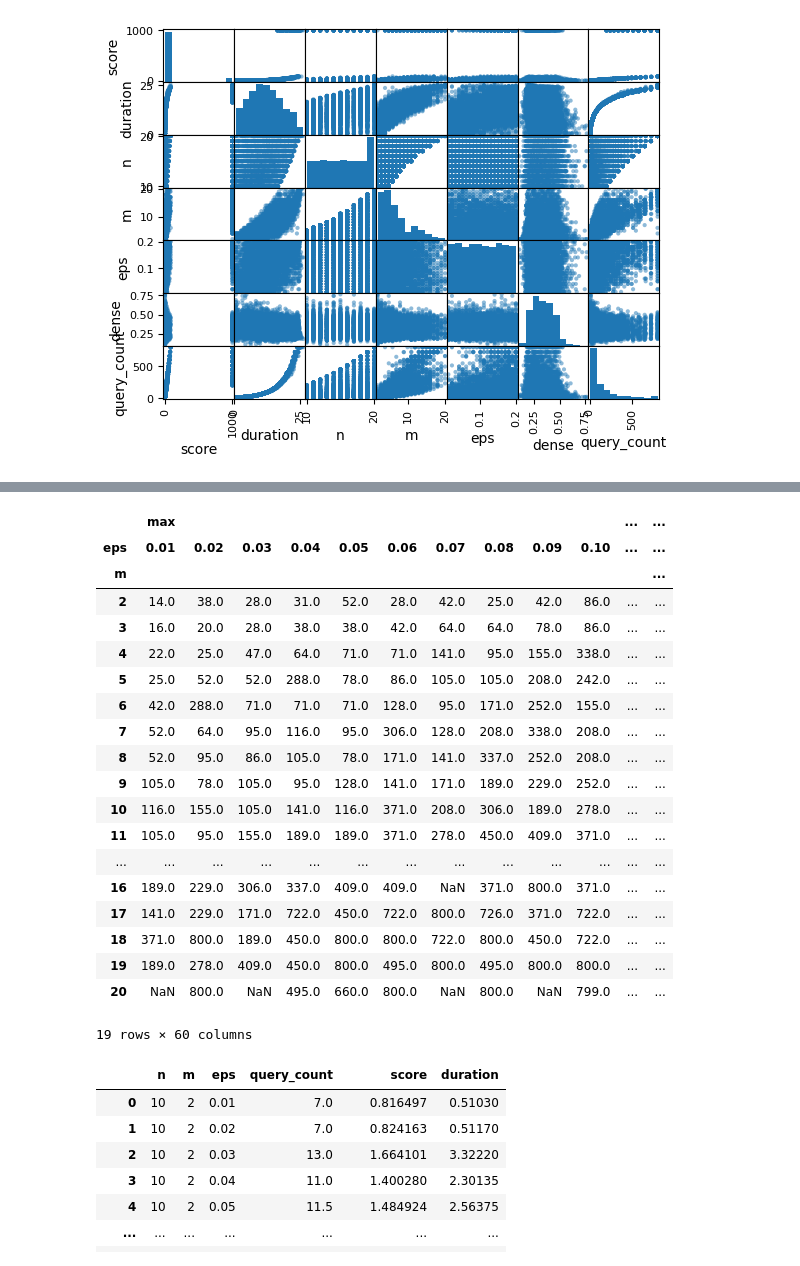
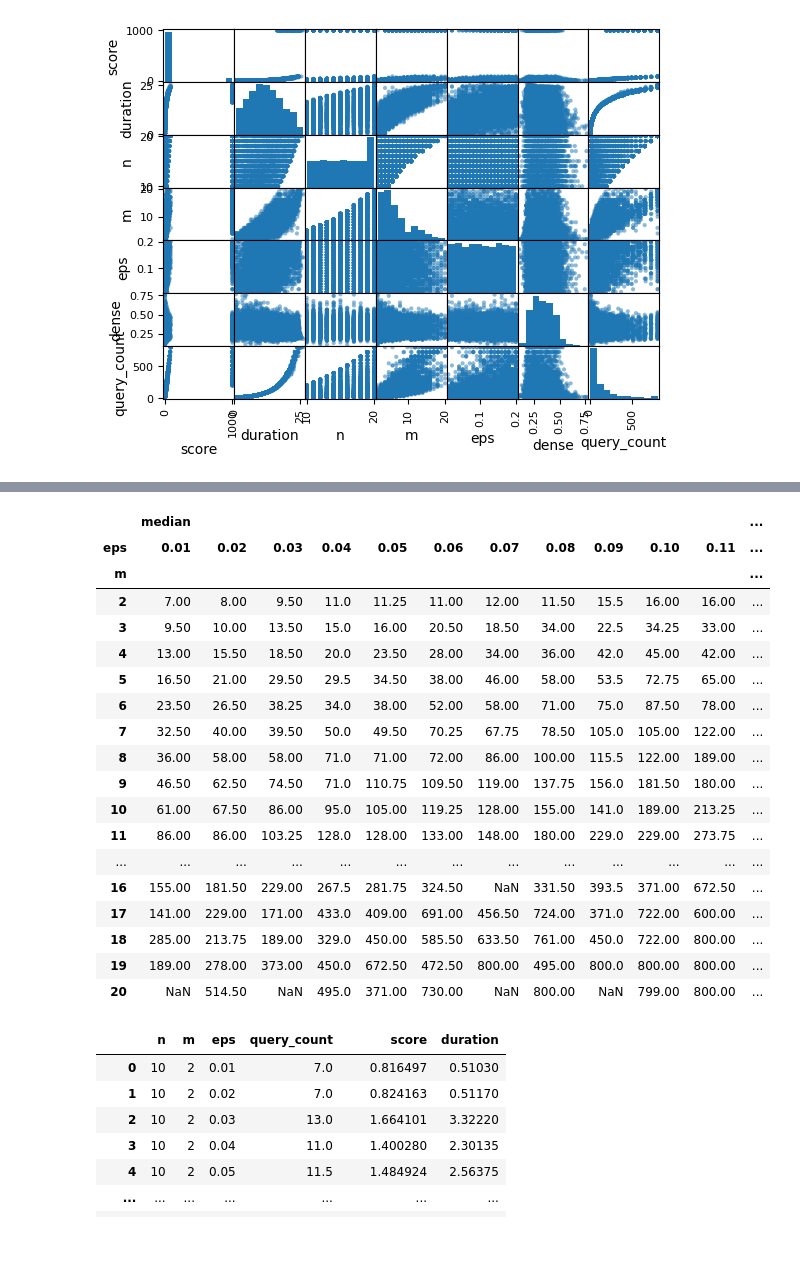
Before and after one commit to tishii2479/ahc030, a Jupyter notebook: notebooks/linear_regression_query_count.ipynb, the cells around one changed output, grey strips where cells are left out. Saved outputs shown, nothing was run; the diff lists cells and outputs as text; code cells hidden in the pictures.

```diff
--- a/notebooks/linear_regression_query_count.ipynb
+++ b/notebooks/linear_regression_query_count.ipynb
@@ -115,30 +115,30 @@ solver_df.head()
 | 3 | tools/in/0003.txt | data-collection-4-5000 | 1.153113 | 3.0554 | 12 | 19 | 2 | 0.08 | 0.315789 | ... |
 | 4 | tools/in/0004.txt | data-collection-4-5000 | 30.000238 | 17.9815 | 252 | 16 | 8 | 0.14 | 0.367188 | ... |
 # %%
+cols = ["median"]
 solver_df.groupby(["m", "eps"]).query_count.agg(
-    ["max", "median", "min"]
-).reset_index().pivot_table(["max", "median", "min"], "m", "eps")
+    cols
+).reset_index().pivot_table(cols, "m", "eps")
 # %% [output]
-|  | max |  |  |  |  |  |  |  |  |  | ... | ... |
-| eps | 0.01 | 0.02 | 0.03 | 0.04 | 0.05 | 0.06 | 0.07 | 0.08 | 0.09 | 0.10 | ... | ... |
+|  | median |  |  |  |  |  |  |  |  |  |  | ... |
+| eps | 0.01 | 0.02 | 0.03 | 0.04 | 0.05 | 0.06 | 0.07 | 0.08 | 0.09 | 0.10 | 0.11 | ... |
 | m |  |  |  |  |  |  |  |  |  |  |  | ... |
-| 2 | 14.0 | 38.0 | 28.0 | 31.0 | 52.0 | 28.0 | 42.0 | 25.0 | 42.0 | 86.0 | ... | ... |
-| 3 | 16.0 | 20.0 | 28.0 | 38.0 | 38.0 | 42.0 | 64.0 | 64.0 | 78.0 | 86.0 | ... | ... |
-| 4 | 22.0 | 25.0 | 47.0 | 64.0 | 71.0 | 71.0 | 141.0 | 95.0 | 155.0 | 338.0 | ... | ... |
-| 5 | 25.0 | 52.0 | 52.0 | 288.0 | 78.0 | 86.0 | 105.0 | 105.0 | 208.0 | 242.0 | ... | ... |
-| 6 | 42.0 | 288.0 | 71.0 | 71.0 | 71.0 | 128.0 | 95.0 | 171.0 | 252.0 | 155.0 | ... | ... |
-| 7 | 52.0 | 64.0 | 95.0 | 116.0 | 95.0 | 306.0 | 128.0 | 208.0 | 338.0 | 208.0 | ... | ... |
-| 8 | 52.0 | 95.0 | 86.0 | 105.0 | 78.0 | 171.0 | 141.0 | 337.0 | 252.0 | 208.0 | ... | ... |
-| 9 | 105.0 | 78.0 | 105.0 | 95.0 | 128.0 | 141.0 | 171.0 | 189.0 | 229.0 | 252.0 | ... | ... |
-| 10 | 116.0 | 155.0 | 105.0 | 141.0 | 116.0 | 371.0 | 208.0 | 306.0 | 189.0 | 278.0 | ... | ... |
-| 11 | 105.0 | 95.0 | 155.0 | 189.0 | 189.0 | 371.0 | 278.0 | 450.0 | 409.0 | 371.0 | ... | ... |
+| 2 | 7.00 | 8.00 | 9.50 | 11.0 | 11.25 | 11.00 | 12.00 | 11.50 | 15.5 | 16.00 | 16.00 | ... |
+| 3 | 9.50 | 10.00 | 13.50 | 15.0 | 16.00 | 20.50 | 18.50 | 34.00 | 22.5 | 34.25 | 33.00 | ... |
+| 4 | 13.00 | 15.50 | 18.50 | 20.0 | 23.50 | 28.00 | 34.00 | 36.00 | 42.0 | 45.00 | 42.00 | ... |
+| 5 | 16.50 | 21.00 | 29.50 | 29.5 | 34.50 | 38.00 | 46.00 | 58.00 | 53.5 | 72.75 | 65.00 | ... |
+| 6 | 23.50 | 26.50 | 38.25 | 34.0 | 38.00 | 52.00 | 58.00 | 71.00 | 75.0 | 87.50 | 78.00 | ... |
+| 7 | 32.50 | 40.00 | 39.50 | 50.0 | 49.50 | 70.25 | 67.75 | 78.50 | 105.0 | 105.00 | 122.00 | ... |
+| 8 | 36.00 | 58.00 | 58.00 | 71.0 | 71.00 | 72.00 | 86.00 | 100.00 | 115.5 | 122.00 | 189.00 | ... |
+| 9 | 46.50 | 62.50 | 74.50 | 71.0 | 110.75 | 109.50 | 119.00 | 137.75 | 156.0 | 181.50 | 180.00 | ... |
+| 10 | 61.00 | 67.50 | 86.00 | 95.0 | 105.00 | 119.25 | 128.00 | 155.00 | 141.0 | 189.00 | 213.25 | ... |
+| 11 | 86.00 | 86.00 | 103.25 | 128.0 | 128.00 | 133.00 | 148.00 | 180.00 | 229.0 | 229.00 | 273.75 | ... |
 | ... | ... | ... | ... | ... | ... | ... | ... | ... | ... | ... | ... | ... |
-| 16 | 189.0 | 229.0 | 306.0 | 337.0 | 409.0 | 409.0 | NaN | 371.0 | 800.0 | 371.0 | ... | ... |
-| 17 | 141.0 | 229.0 | 171.0 | 722.0 | 450.0 | 722.0 | 800.0 | 726.0 | 371.0 | 722.0 | ... | ... |
-| 18 | 371.0 | 800.0 | 189.0 | 450.0 | 800.0 | 800.0 | 722.0 | 800.0 | 450.0 | 722.0 | ... | ... |
-| 19 | 189.0 | 278.0 | 409.0 | 450.0 | 800.0 | 495.0 | 800.0 | 495.0 | 800.0 | 800.0 | ... | ... |
-| 20 | NaN | 800.0 | NaN | 495.0 | 660.0 | 800.0 | NaN | 800.0 | NaN | 799.0 | ... | ... |
+| 16 | 155.00 | 181.50 | 229.00 | 267.5 | 281.75 | 324.50 | NaN | 331.50 | 393.5 | 371.00 | 672.50 | ... |
+| 17 | 141.00 | 229.00 | 171.00 | 433.0 | 409.00 | 691.00 | 456.50 | 724.00 | 371.0 | 722.00 | 600.00 | ... |
+| 18 | 285.00 | 213.75 | 189.00 | 329.0 | 450.00 | 585.50 | 633.50 | 761.00 | 450.0 | 722.00 | 800.00 | ... |
+| 19 | 189.00 | 278.00 | 373.00 | 450.0 | 672.50 | 472.50 | 800.00 | 495.00 | 800.0 | 800.00 | 800.00 | ... |
+| 20 | NaN | 514.50 | NaN | 495.0 | 371.00 | 730.00 | NaN | 800.00 | NaN | 799.00 | 800.00 | ... |
-19 rows × 60 columns
 # %%
 solver_df = solver_df.groupby(["n", "m", "eps"])[["query_count", "score", "duration"]].median().reset_index()
 solver_df
```
Also changed, not shown: 3 other files.
